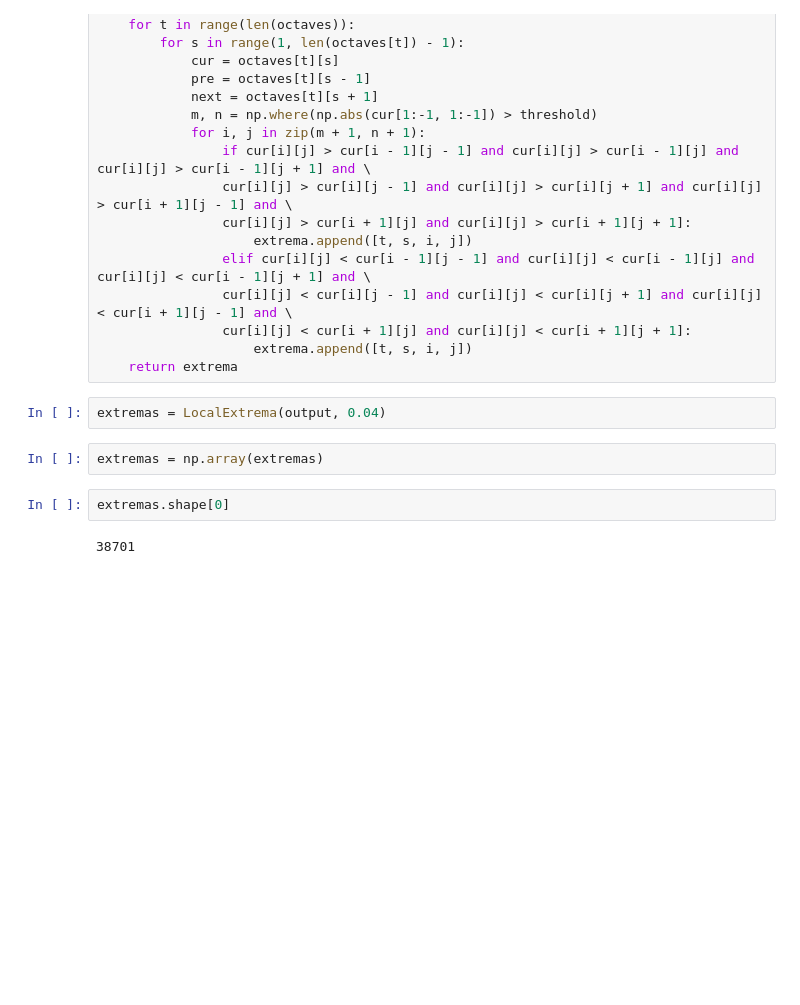
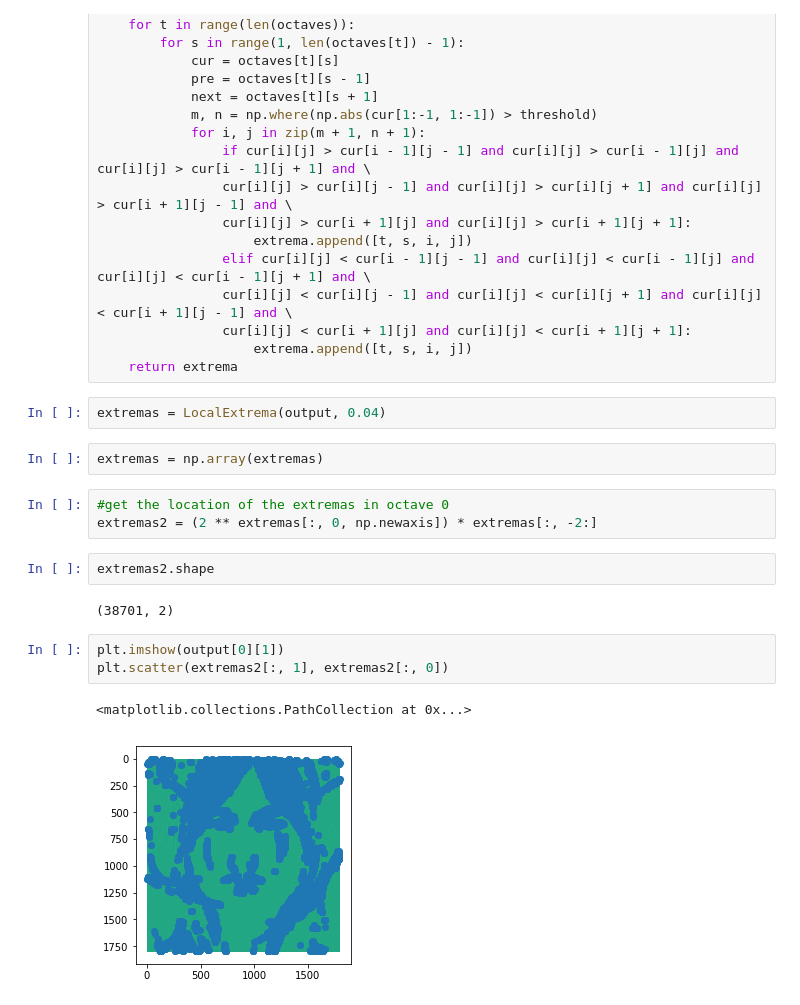
Before and after one commit to Misa-XU/jupyter, a Jupyter notebook: CV/Descriptors.ipynb, the cells around one changed output. Cells and saved outputs as stored; diff of their text form; blank space fills up the shorter version.

```diff
--- a/CV/Descriptors.ipynb
+++ b/CV/Descriptors.ipynb
@@ -241,7 +241,16 @@ def LocalExtrema(octaves, threshold):
 extremas = LocalExtrema(output, 0.04)
 # %%
 extremas = np.array(extremas)
-# %%
-extremas.shape[0]
-# %% [output]
-38701
+# %%
+#get the location of the extremas in octave 0
+extremas2 = (2 ** extremas[:, 0, np.newaxis]) * extremas[:, -2:]
+# %%
+extremas2.shape
+# %% [output]
+(38701, 2)
+# %%
+plt.imshow(output[0][1])
+plt.scatter(extremas2[:, 1], extremas2[:, 0])
+# %% [output]
+<matplotlib.collections.PathCollection at 0x...>
+[figure, added]
```
Also changed, not shown: parts of 18 cells of this notebook, 3 other files.
